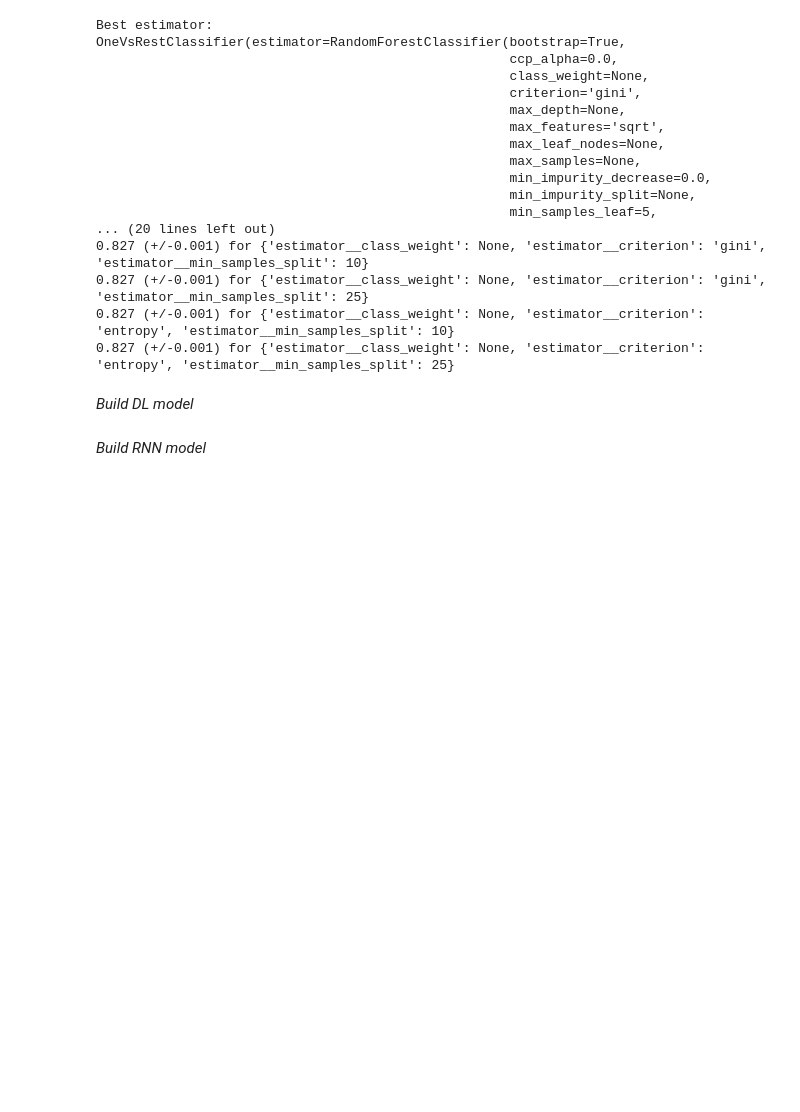
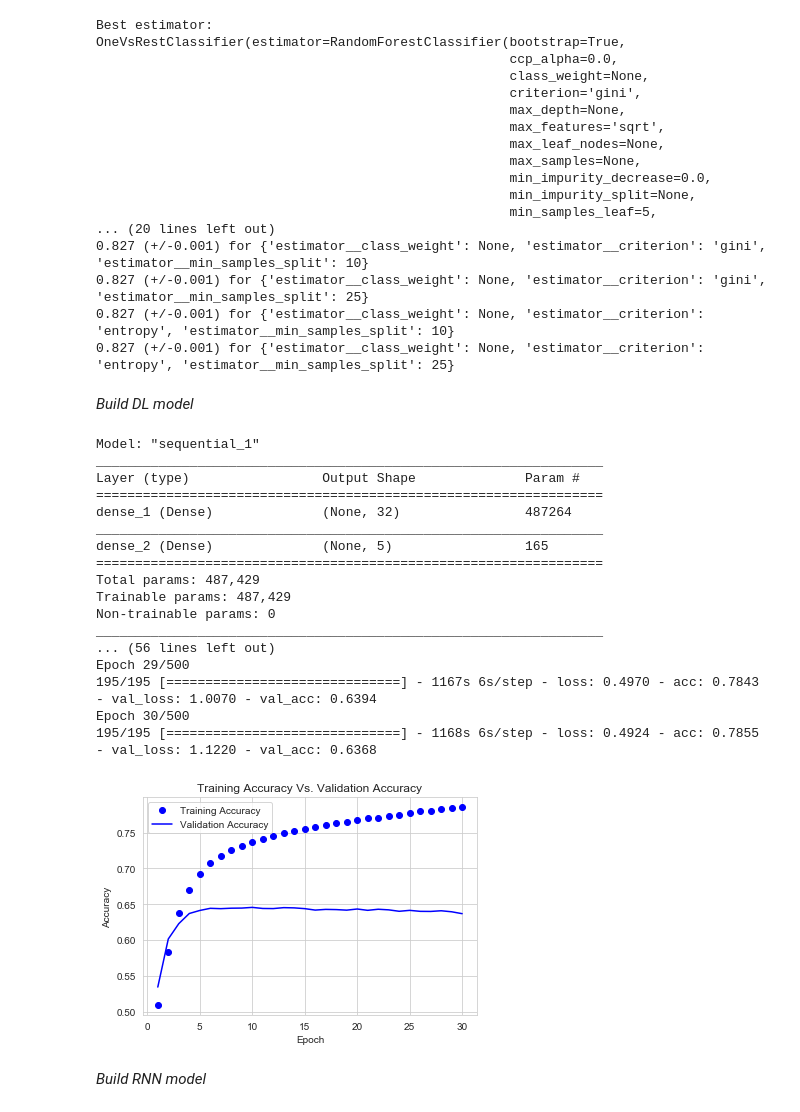
Before and after one commit to nt-ds/sentiment-analysis-on-movie-reviews, a Jupyter notebook: notebooks/03_models_normal_data.ipynb, the cells around one changed output. Cells and saved outputs as stored; diff of their text form; code cells hidden in the pictures; blank space fills up the shorter version.

Commit message:
Build a simple ANN model on normal data

```diff
--- a/notebooks/03_models_normal_data.ipynb
+++ b/notebooks/03_models_normal_data.ipynb
@@ -91,6 +93,27 @@ OneVsRestClassifier(estimator=RandomForestClassifier(bootstrap=True,
 0.827 (+/-0.001) for {'estimator__class_weight': None, 'estimator__criterion': 'entropy', 'estimator__min_samples_split': 25}
 # %% [markdown]
 _Build DL model_
+# %%
+norm_DL_model = model.build_DL_model(train.PhraseNorm, train.Sentiment, "norm")
+# %% [output]
+Model: "sequential_1"
+_________________________________________________________________
+Layer (type)                 Output Shape              Param #
+=================================================================
+dense_1 (Dense)              (None, 32)                487264
+_________________________________________________________________
+dense_2 (Dense)              (None, 5)                 165
+=================================================================
+Total params: 487,429
+Trainable params: 487,429
+Non-trainable params: 0
+_________________________________________________________________
+... (56 lines left out)
+Epoch 29/500
+195/195 [==============================] - 1167s 6s/step - loss: 0.4970 - acc: 0.7843 - val_loss: 1.0070 - val_acc: 0.6394
+Epoch 30/500
+195/195 [==============================] - 1168s 6s/step - loss: 0.4924 - acc: 0.7855 - val_loss: 1.1220 - val_acc: 0.6368
+[figure, added]
 # %% [markdown]
 _Build RNN model_
 # %% [markdown]
```
Also changed, not shown: parts of 1 cell of this notebook.
